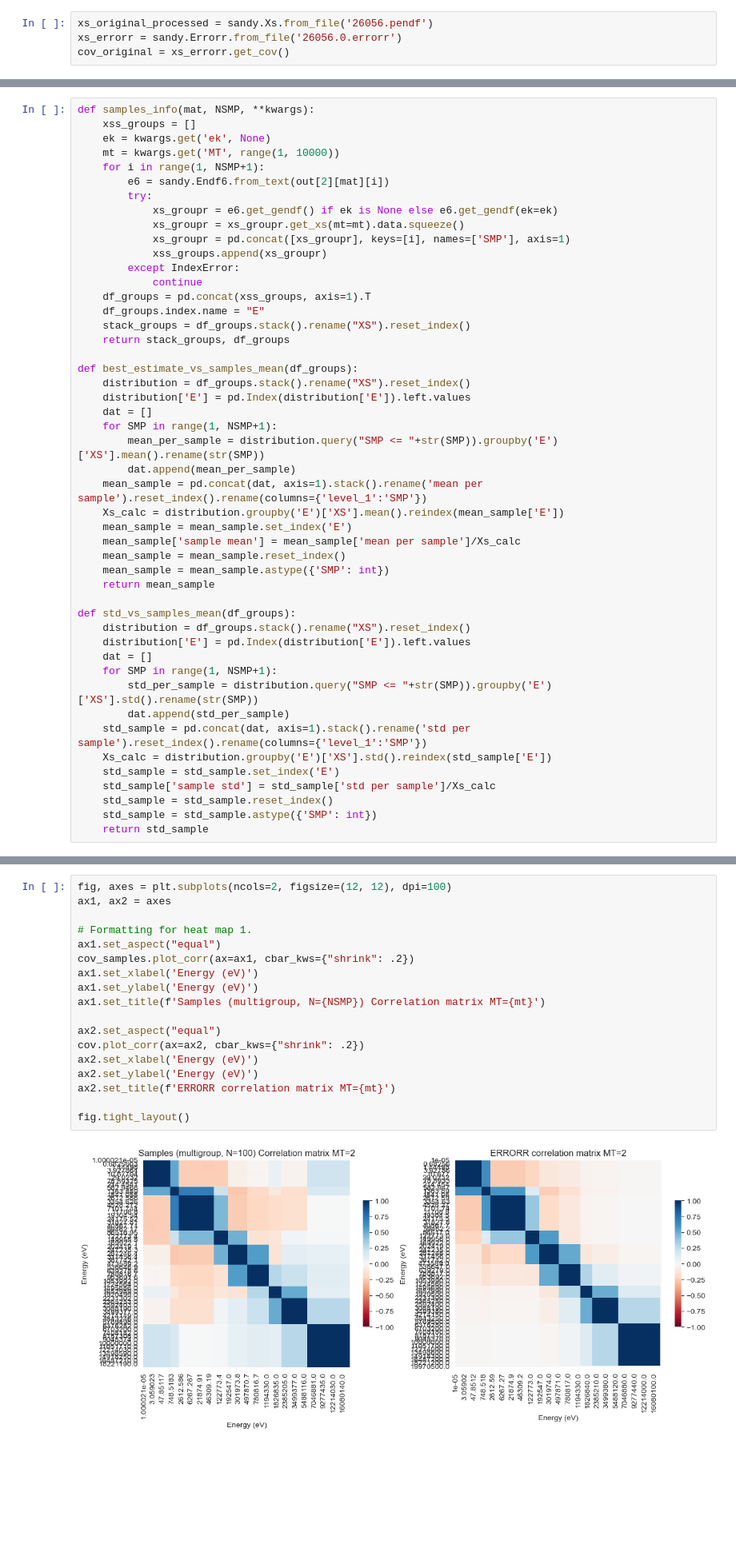
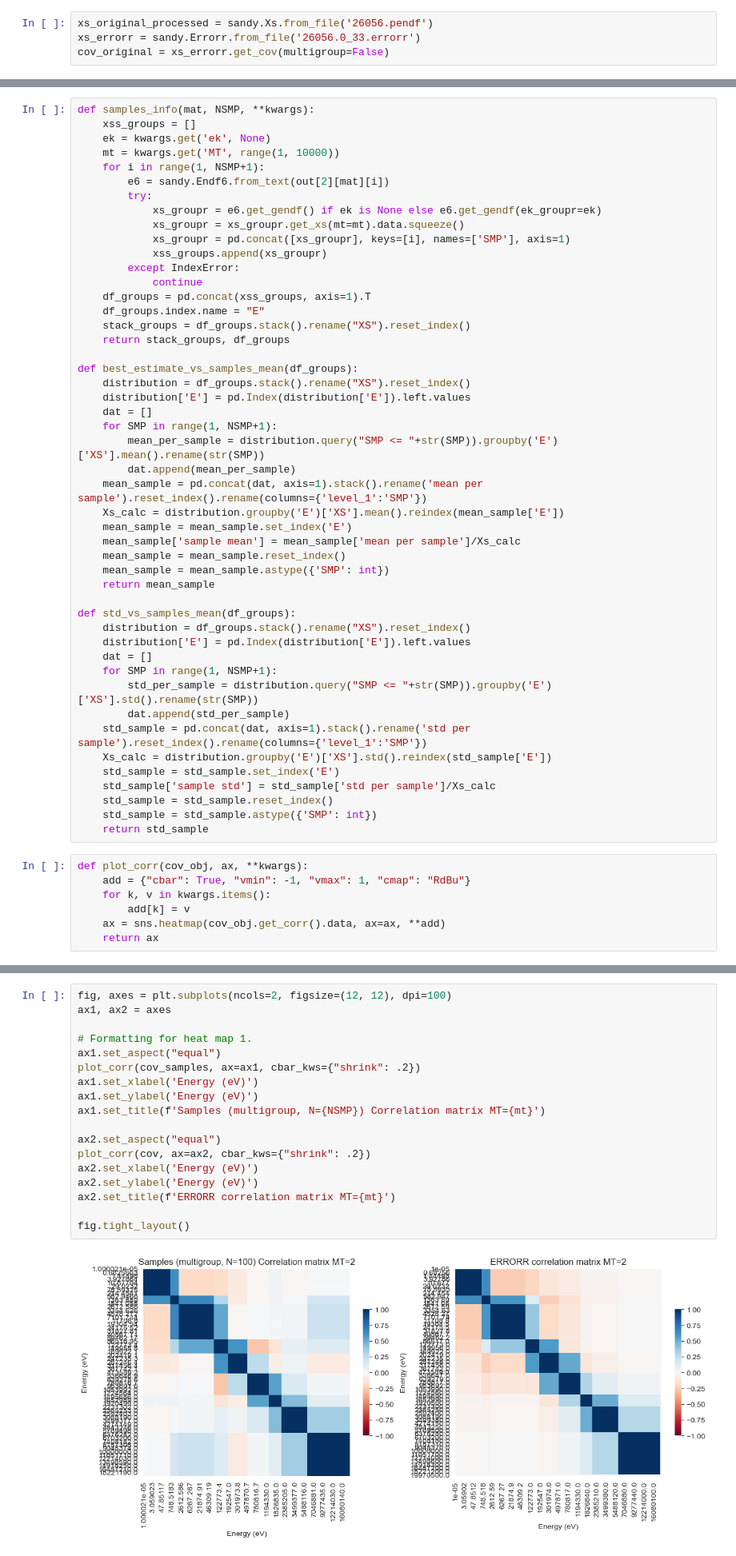
Before and after one commit to luca-fiorito-11/sandy, a Jupyter notebook: notebooks/XS_benchmark_for_Fe.ipynb, the cells around one changed output, grey strips where cells are left out. Shown at 80% size. Cells and saved outputs as stored; diff of their text form; blank space fills up the shorter version.

```diff
--- a/notebooks/XS_benchmark_for_Fe.ipynb
+++ b/notebooks/XS_benchmark_for_Fe.ipynb
@@ -65,8 +65,8 @@ Obtention of the XS for $^{56}Fe$ processed with `NJOY`:
 XS object (PENDF) and ERRORR data:
 # %%
 xs_original_processed = sandy.Xs.from_file('26056.pendf')
-xs_errorr = sandy.Errorr.from_file('26056.0.errorr')
-cov_original = xs_errorr.get_cov()
+xs_errorr = sandy.Errorr.from_file('26056.0_33.errorr')
+cov_original = xs_errorr.get_cov(multigroup=False)
 # %% [markdown]
 XS object(12 groups):
 # %%
@@ -82,7 +82,7 @@ def samples_info(mat, NSMP, **kwargs):
     for i in range(1, NSMP+1):
         e6 = sandy.Endf6.from_text(out[2][mat][i])
         try:
-            xs_groupr = e6.get_gendf() if ek is None else e6.get_gendf(ek=ek)
+            xs_groupr = e6.get_gendf() if ek is None else e6.get_gendf(ek_groupr=ek)
             xs_groupr = xs_groupr.get_xs(mt=mt).data.squeeze()
             xs_groupr = pd.concat([xs_groupr], keys=[i], names=['SMP'], axis=1)
             xss_groups.append(xs_groupr)
@@ -122,6 +122,13 @@ def std_vs_samples_mean(df_groups):
     std_sample = std_sample.reset_index()
     std_sample = std_sample.astype({'SMP': int})
     return std_sample
+# %%
+def plot_corr(cov_obj, ax, **kwargs):
+    add = {"cbar": True, "vmin": -1, "vmax": 1, "cmap": "RdBu"}
+    for k, v in kwargs.items():
+        add[k] = v
+    ax = sns.heatmap(cov_obj.get_corr().data, ax=ax, **add)
+    return ax
 # %%
 stack_groups, df_groups = samples_info(mat, NSMP, MT=[2, 102, 4])
 # %%
@@ -180,23 +187,23 @@ cov_samples = sandy.EnergyCov(cov_samples)
 # %%
 fig, axes = plt.subplots(ncols=2, figsize=(12, 12), dpi=100)
 ax1, ax2 = axes
 
 # Formatting for heat map 1.
 ax1.set_aspect("equal")
-cov_samples.plot_corr(ax=ax1, cbar_kws={"shrink": .2})
+plot_corr(cov_samples, ax=ax1, cbar_kws={"shrink": .2})
 ax1.set_xlabel('Energy (eV)')
 ax1.set_ylabel('Energy (eV)')
 ax1.set_title(f'Samples (multigroup, N={NSMP}) Correlation matrix MT={mt}')
 
 ax2.set_aspect("equal")
-cov.plot_corr(ax=ax2, cbar_kws={"shrink": .2})
+plot_corr(cov, ax=ax2, cbar_kws={"shrink": .2})
 ax2.set_xlabel('Energy (eV)')
 ax2.set_ylabel('Energy (eV)')
 ax2.set_title(f'ERRORR correlation matrix MT={mt}')
 
 fig.tight_layout()
 # %% [output]
-[figure, old version]
+[figure, new version]
 # %% [markdown]
 Standard deviation:
 # %%
```
Also changed, not shown: parts of 22 cells of this notebook, 1 other file.
